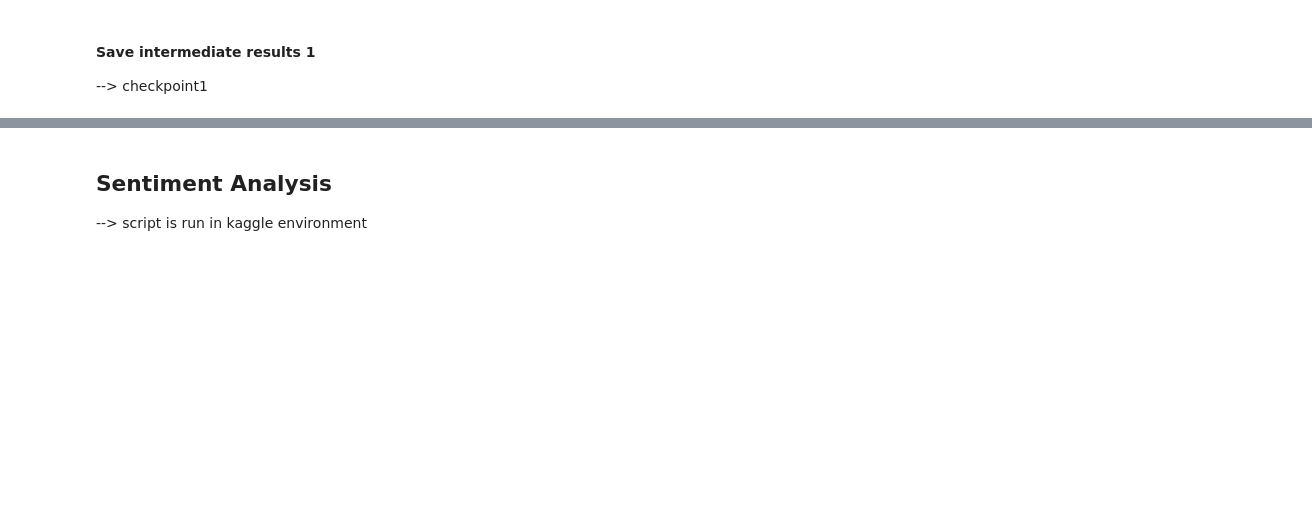
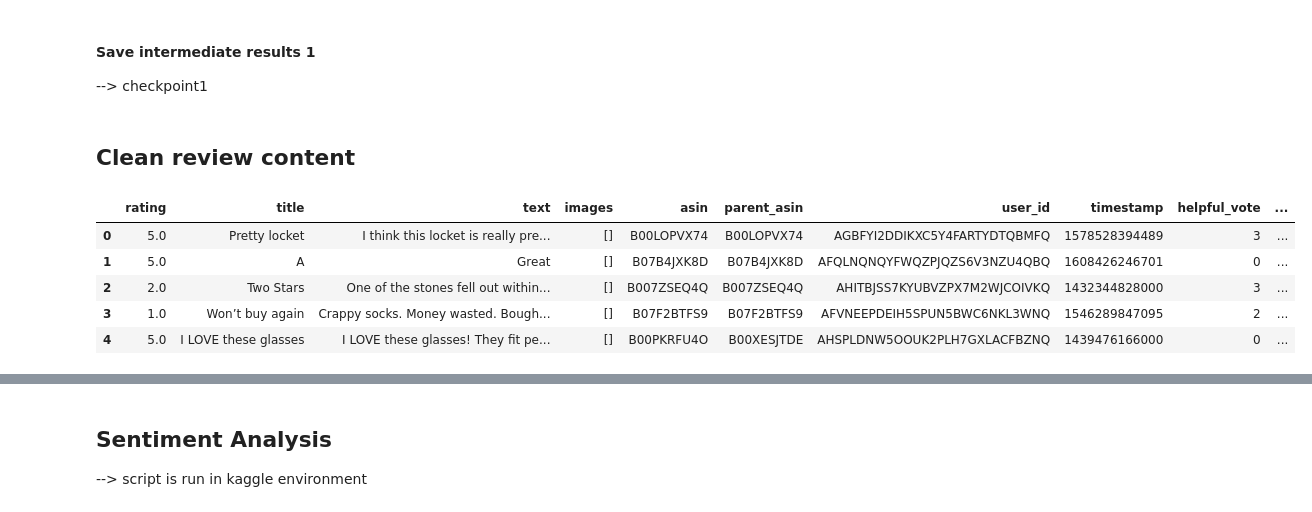
Before and after one commit to valentin-velev29/DLSS-24-GPT-2-Project, a Jupyter notebook: peprocessing.ipynb, the cells around one changed output, grey strips where cells are left out. Cells and saved outputs as stored; diff of their text form; code cells hidden in the pictures; blank space fills up the shorter version.

Commit message:
data cleaning test

```diff
--- a/peprocessing.ipynb
+++ b/peprocessing.ipynb
@@ -206,3 +239,19 @@ Removed 178248 rows
 --> checkpoint1
 # %%
 reviews_noeng.to_csv('checkpoint1.csv', index=False)
+# %% [markdown]
+## Clean review content
+# %%
+with ZipFile(f'Data/checkpoint1.zip', 'r') as zip:
+        with zip.open('checkpoint1.csv') as file:
+            df = pd.read_csv(file)
+            file.close()
+
+df.head()
+# %% [output]
+|  | rating | title | text | images | asin | parent_asin | user_id | timestamp | helpful_vote | ... |
+| 0 | 5.0 | Pretty locket | I think this locket is really pre... | [] | B00LOPVX74 | B00LOPVX74 | AGBFYI2DDIKXC5Y4FARTYDTQBMFQ | 1578528394489 | 3 | ... |
+| 1 | 5.0 | A | Great | [] | B07B4JXK8D | B07B4JXK8D | AFQLNQNQYFWQZPJQZS6V3NZU4QBQ | 1608426246701 | 0 | ... |
+| 2 | 2.0 | Two Stars | One of the stones fell out within... | [] | B007ZSEQ4Q | B007ZSEQ4Q | AHITBJSS7KYUBVZPX7M2WJCOIVKQ | 1432344828000 | 3 | ... |
+| 3 | 1.0 | Won’t buy again | Crappy socks. Money wasted. Bough... | [] | B07F2BTFS9 | B07F2BTFS9 | AFVNEEPDEIH5SPUN5BWC6NKL3WNQ | 1546289847095 | 2 | ... |
+| 4 | 5.0 | I LOVE these glasses | I LOVE these glasses! They fit pe... | [] | B00PKRFU4O | B00XESJTDE | AHSPLDNW5OOUK2PLH7GXLACFBZNQ | 1439476166000 | 0 | ... |
```
Also changed, not shown: parts of 10 cells of this notebook.
